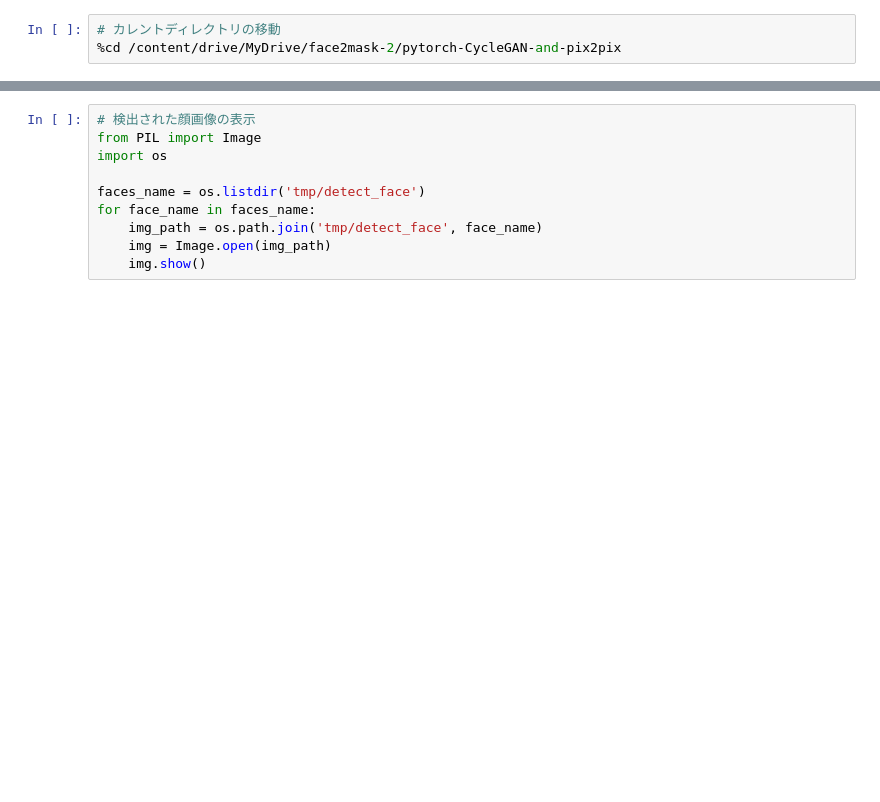
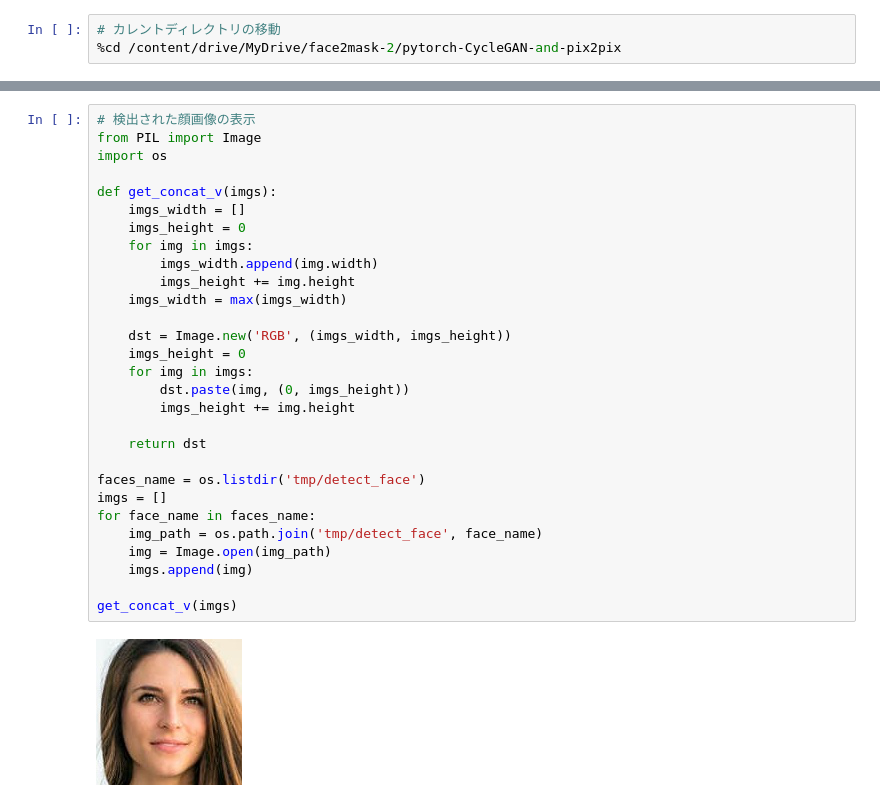
Before and after one commit to varus1234/face2mask-2, a Jupyter notebook: notebooks/test.ipynb, the cells around one changed output, grey strips where cells are left out. Saved outputs shown, nothing was run; the diff lists cells and outputs as text; blank space fills up the shorter version.

```diff
--- a/notebooks/test.ipynb
+++ b/notebooks/test.ipynb
@@ -83,13 +101,34 @@ img
 # %%
 # 検出された顔画像の表示
 from PIL import Image
 import os
 
+def get_concat_v(imgs):
+    imgs_width = []
+    imgs_height = 0
+    for img in imgs:
+        imgs_width.append(img.width)
+        imgs_height += img.height
+    imgs_width = max(imgs_width)
+
+    dst = Image.new('RGB', (imgs_width, imgs_height))
+    imgs_height = 0
+    for img in imgs:
+        dst.paste(img, (0, imgs_height))
+        imgs_height += img.height
+
+    return dst
+
 faces_name = os.listdir('tmp/detect_face')
+imgs = []
 for face_name in faces_name:
     img_path = os.path.join('tmp/detect_face', face_name)
     img = Image.open(img_path)
-    img.show()
+    imgs.append(img)
+
+get_concat_v(imgs)
+# %% [output]
+[figure, added]
 # %%
 # pix2pixモデルでマスクを付与した顔画像の表示
 from PIL import Image
```
Also changed, not shown: parts of 9 cells of this notebook, 6 other files.
